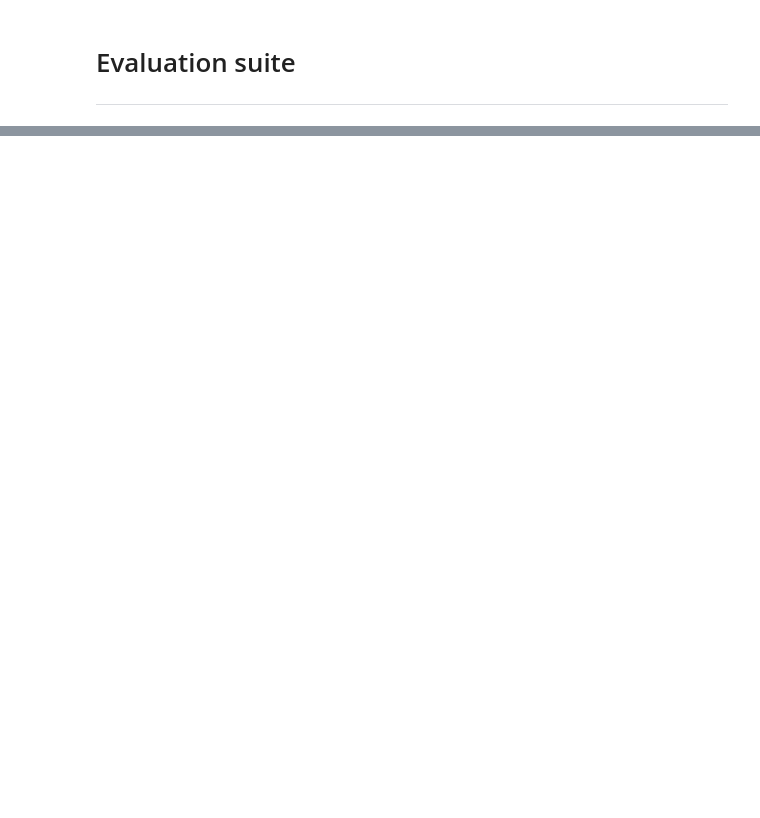
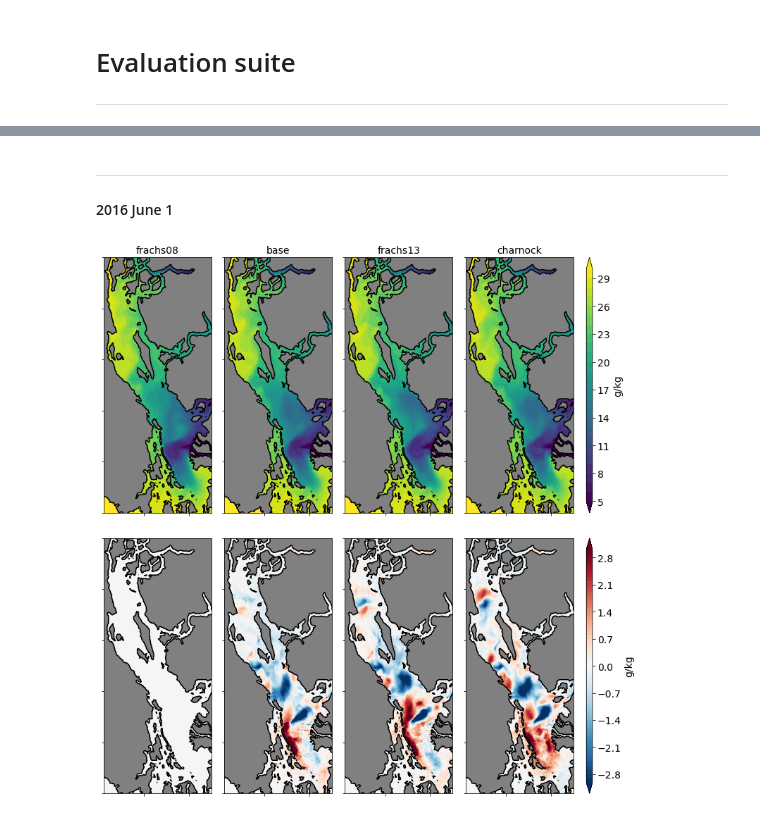
Before and after one commit to SalishSeaCast/analysis-ben, a Jupyter notebook: notebooks/graham/evaluation.ipynb, the cells around one changed output, grey strips where cells are left out. Drawn from its saved outputs; the diff is of its cells as text; code cells hidden in the pictures; blank space fills up the shorter version.

```diff
--- a/notebooks/graham/evaluation.ipynb
+++ b/notebooks/graham/evaluation.ipynb
@@ -104,0 +153,49 @@ fig.savefig('/scratch/bmoorema/Drifters/figures/earlyruns.pdf', dpi=300, bbox_in
+# %%
+mask = xr.open_dataset('/home/bmoorema/MEOPAR/grid/mesh_mask202108.nc')
+tmask = mask.tmask[0, 0, ...].values
+# %%
+datestr = '20160401_20160930'
+path = '/scratch/bmoorema/Results/Currents/'
+fn = f'SalishSea_1h_{datestr}_grid_T.nc'
+salinity = {}
+
+for runID in tqdm(['base', 'frachs08', 'frachs13', 'charnock']):
+
+    folder = f'SalishSeaCast_currenttuning_{runID}_{datestr}/'
+    salinity[runID] = {}
+    ds = xr.open_dataset(path + folder + fn).vosaline
+    for date in ['2016 Jun 1', '2016 Jul 1', '2016 Aug 1', '2016 Sep 1']:
+        slc = {'time_counter': date, 'deptht': 0, 'method': 'nearest'}
+        salinity[runID][date] = ds.sel(**slc).mean(axis=0).values
+# %%
+def plot_salinity(date):
+    """Plot surface salinity and anomalies between wave cases
+    """
+
+    fig, axs = plt.subplots(2, 4, figsize=(12, 14), gridspec_kw={'wspace': 0.1, 'hspace': 0.1})
+    for col, runID in zip(axs.T, ['frachs08', 'base', 'frachs13', 'charnock']):
+        c1 = col[0].contourf(salinity[runID][date], levels=range(5, 31), cmap='viridis', extend='both')
+        c2 = col[1].contourf(salinity[runID][date] - salinity['frachs08'][date], levels=np.arange(-3, 3.1, 0.1), cmap='RdBu_r', extend='both')
+        col[0].set_title(runID, fontsize=14)
+        for ax, c in zip(col, [c1, c2]):
+            ax.contourf(tmask, levels=[-0.01, 0.01], colors='gray')
+            ax.contour(tmask, levels=[-0.01, 0.01], colors='k')
+            ax.set_aspect(5/4.4)
+            ax.xaxis.set_ticklabels('')
+            ax.yaxis.set_ticklabels('')
+            ax.set_xlim([110, 350])
+            ax.set_ylim([300, 800])
+
+            if runID == 'charnock':
+                pos = ax.get_position()
+                cax = fig.add_axes([0.92, pos.y0, 0.01, pos.height])
+                fig.colorbar(c, cax=cax, label='g/kg')
+# %% [markdown]
+***
+
+#### 2016 June 1
+# %%
+# 2016 Jun 1
+plot_salinity('2016 Jun 1')
+# %% [output]
+[figure, added]
```
Also changed, not shown: parts of 16 cells of this notebook, 1 other file.
